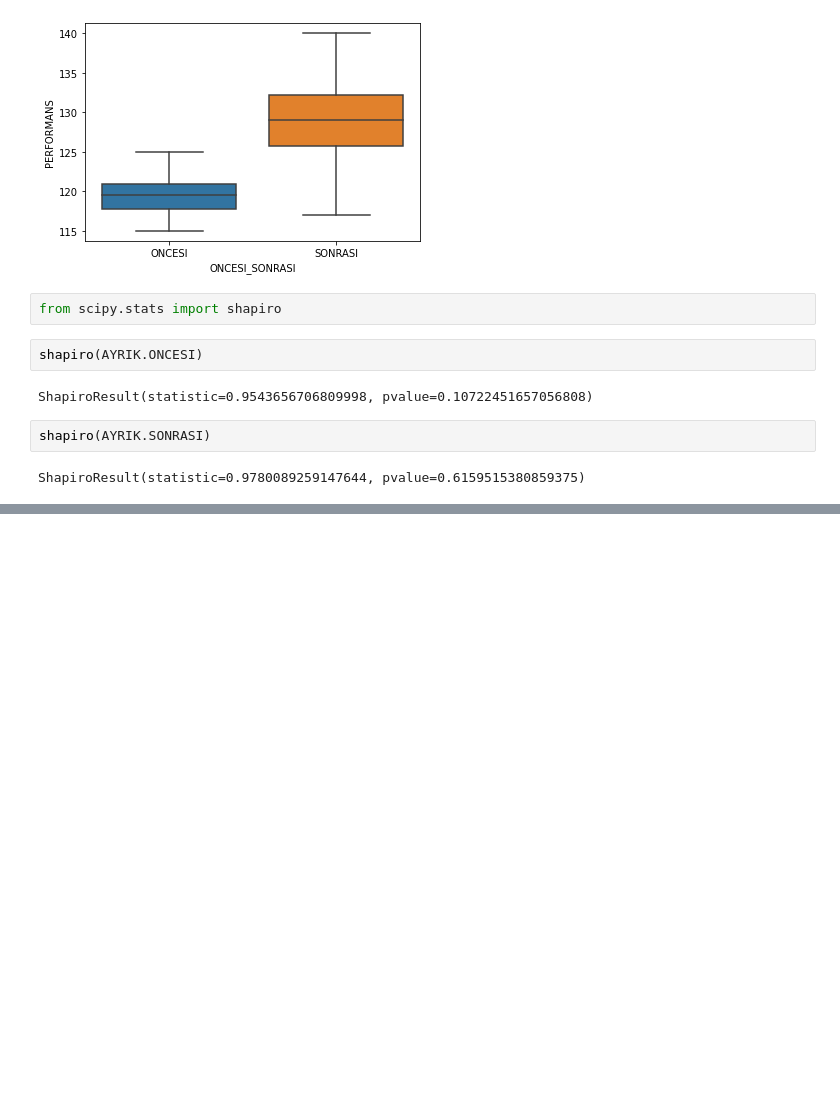
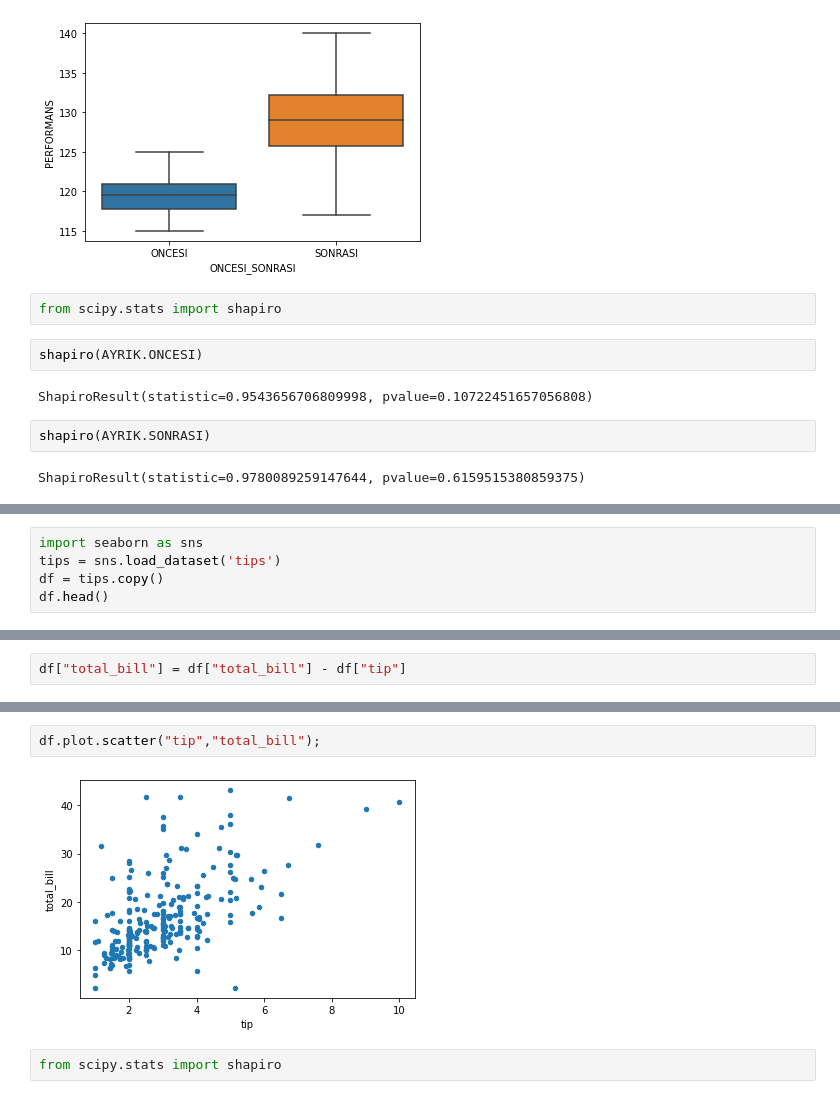
Before and after one commit to tacettinkustu/Data-Analysis, a Jupyter notebook: Statistics For Data Science/hypothesis_testing.ipynb, the cells around one changed output, grey strips where cells are left out. Drawn from its saved outputs; the diff is of its cells as text; blank space fills up the shorter version.

```diff
--- a/Statistics For Data Science/hypothesis_testing.ipynb
+++ b/Statistics For Data Science/hypothesis_testing.ipynb
@@ -299,0 +396,5 @@ ShapiroResult(statistic=0.9780089259147644, pvalue=0.6159515380859375)
+# %%
+import seaborn as sns
+tips = sns.load_dataset('tips')
+df = tips.copy()
+df.head()
@@ -299,0 +408,2 @@ ShapiroResult(statistic=0.9780089259147644, pvalue=0.6159515380859375)
+# %%
+df["total_bill"] = df["total_bill"] - df["tip"]
@@ -299,0 +419,6 @@ ShapiroResult(statistic=0.9780089259147644, pvalue=0.6159515380859375)
+# %%
+df.plot.scatter("tip","total_bill");
+# %% [output]
+[figure, added]
+# %%
+from scipy.stats import shapiro
```
Also changed, not shown: parts of 29 cells of this notebook.
